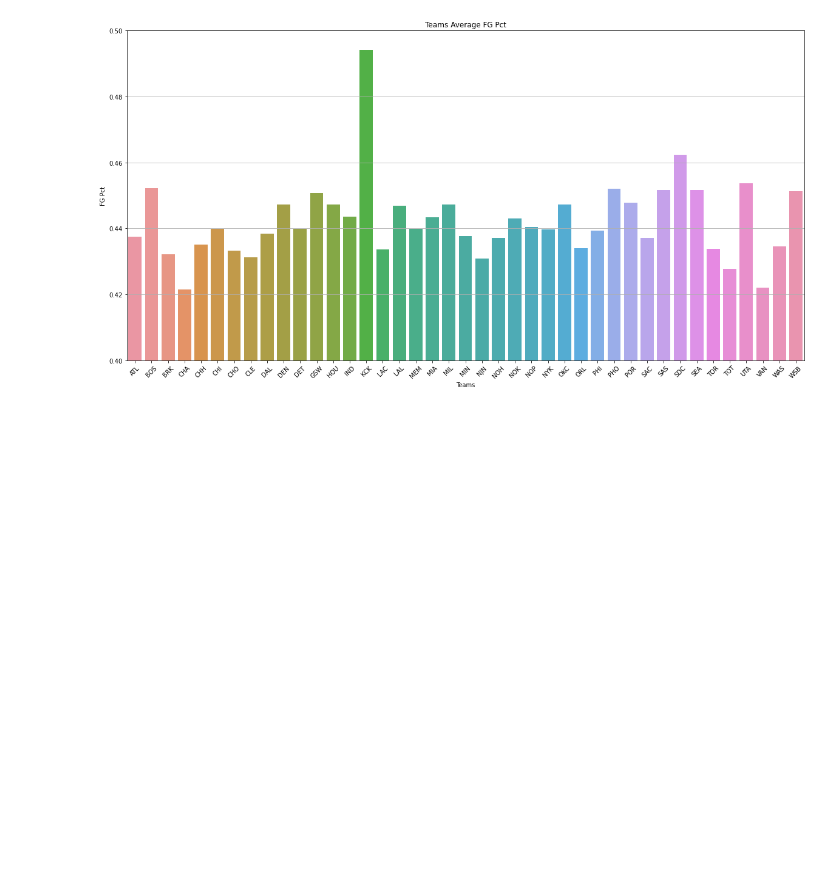
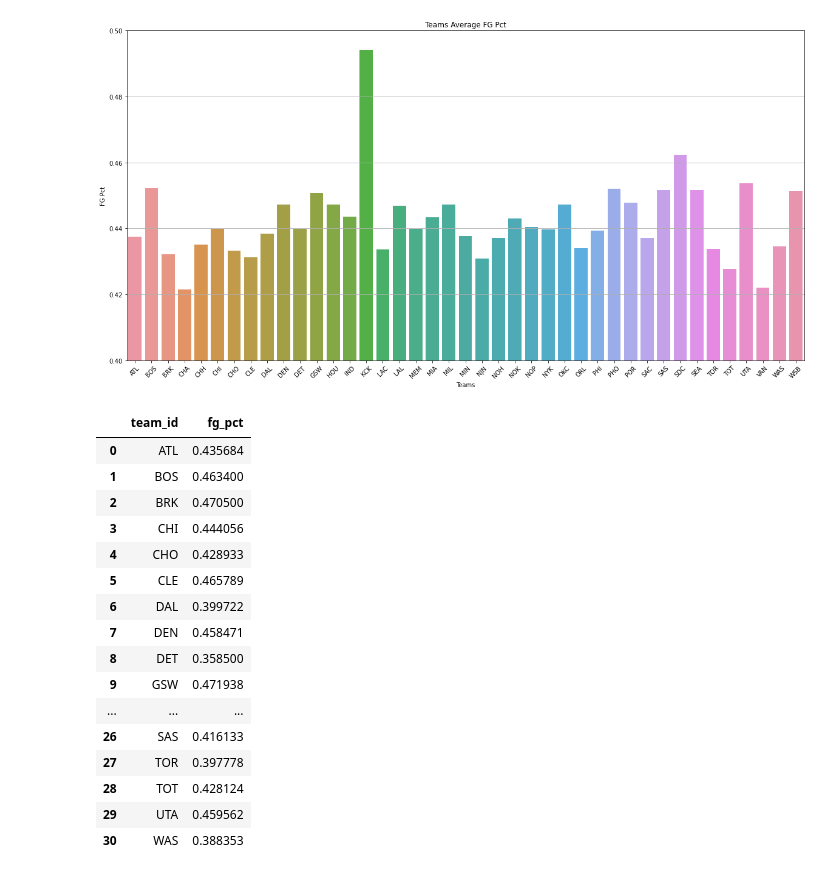
Before and after one commit to SpencerReno/NBA, a Jupyter notebook: main.ipynb, the cells around one changed output. Cells and saved outputs as stored; diff of their text form; code cells hidden in the pictures; blank space fills up the shorter version.

```diff
--- a/main.ipynb
+++ b/main.ipynb
@@ -76,0 +73,20 @@ plt.show()
+# %%
+team_fg_pct
+# %% [output]
+|  | team_id | fg_pct |
+| 0 | ATL | 0.435684 |
+| 1 | BOS | 0.463400 |
+| 2 | BRK | 0.470500 |
+| 3 | CHI | 0.444056 |
+| 4 | CHO | 0.428933 |
+| 5 | CLE | 0.465789 |
+| 6 | DAL | 0.399722 |
+| 7 | DEN | 0.458471 |
+| 8 | DET | 0.358500 |
+| 9 | GSW | 0.471938 |
+| ... | ... | ... |
+| 26 | SAS | 0.416133 |
+| 27 | TOR | 0.397778 |
+| 28 | TOT | 0.428124 |
+| 29 | UTA | 0.459562 |
+| 30 | WAS | 0.388353 |
```
Also changed, not shown: parts of 10 cells of this notebook.
